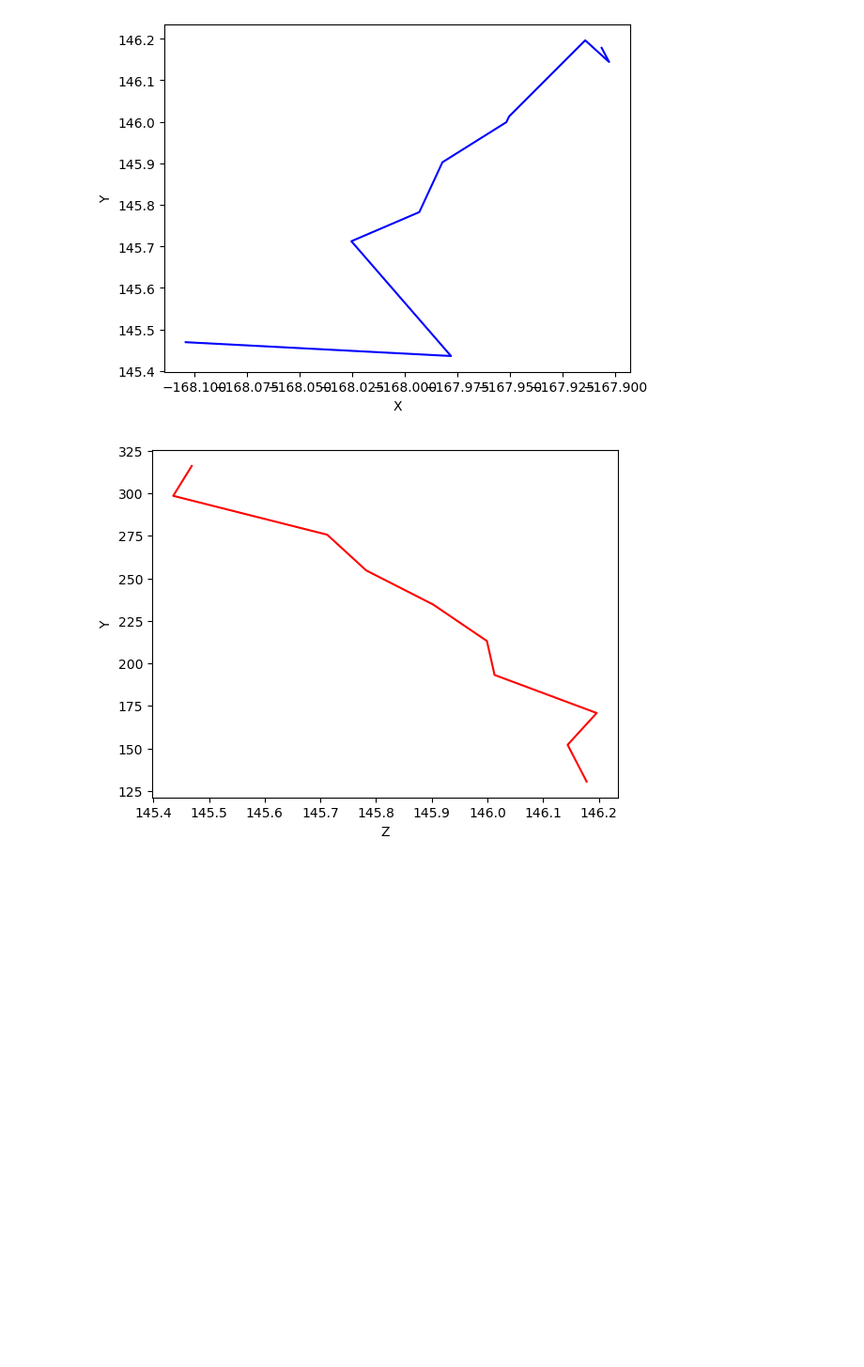
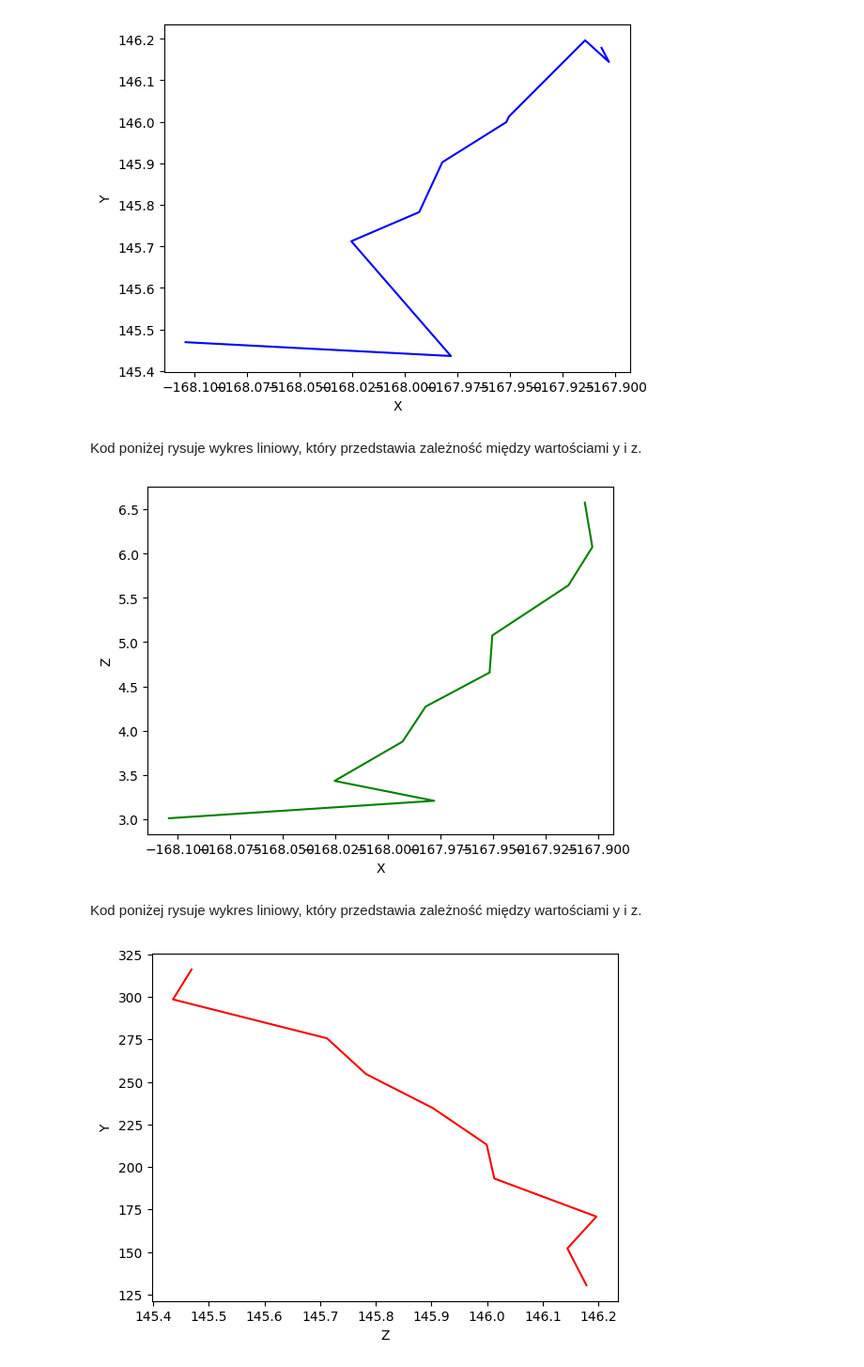
Before and after one commit to KKuszt/deformations-from-point-cloud, a Jupyter notebook: przekroj.ipynb, the cells around one changed output. Shown: that part at 94% size. Drawn from its saved outputs; the diff is of its cells as text; code cells hidden in the pictures; blank space fills up the shorter version.

```diff
--- a/przekroj.ipynb
+++ b/przekroj.ipynb
@@ -123,9 +124,12 @@ num_plasters = 10
 
 plasters = point_cloud.divide_into_plasters(num_plasters)
 centers = []
+deviations = []
+
 for plaster in plasters:
     deviation, center = plaster.interpolate_circle()
     if deviation is not None:
         centers.append(center)
+        deviations.append(deviation)
 
 centers = np.array(centers)
@@ -191,4 +225,21 @@ ax.set_ylabel('Y')
 plt.show()
 # %% [output]
 [figure]
+# %% [markdown]
+Kod poniżej rysuje wykres liniowy, który przedstawia zależność między wartościami y i z.
+# %%
+x_values = centers[:, 0]
+z_values = centers[:, 2]
+
+fig, ax = plt.subplots()
+
+ax.plot(x_values, z_values, 'g-')
+ax.set_xlabel('X')
+ax.set_ylabel('Z')
+
+plt.show()
+# %% [output]
+[figure, added]
+# %% [markdown]
+Kod poniżej rysuje wykres liniowy, który przedstawia zależność między wartościami y i z.
 # %%
```
Also changed, not shown: parts of 6 cells of this notebook, 2 other files.
